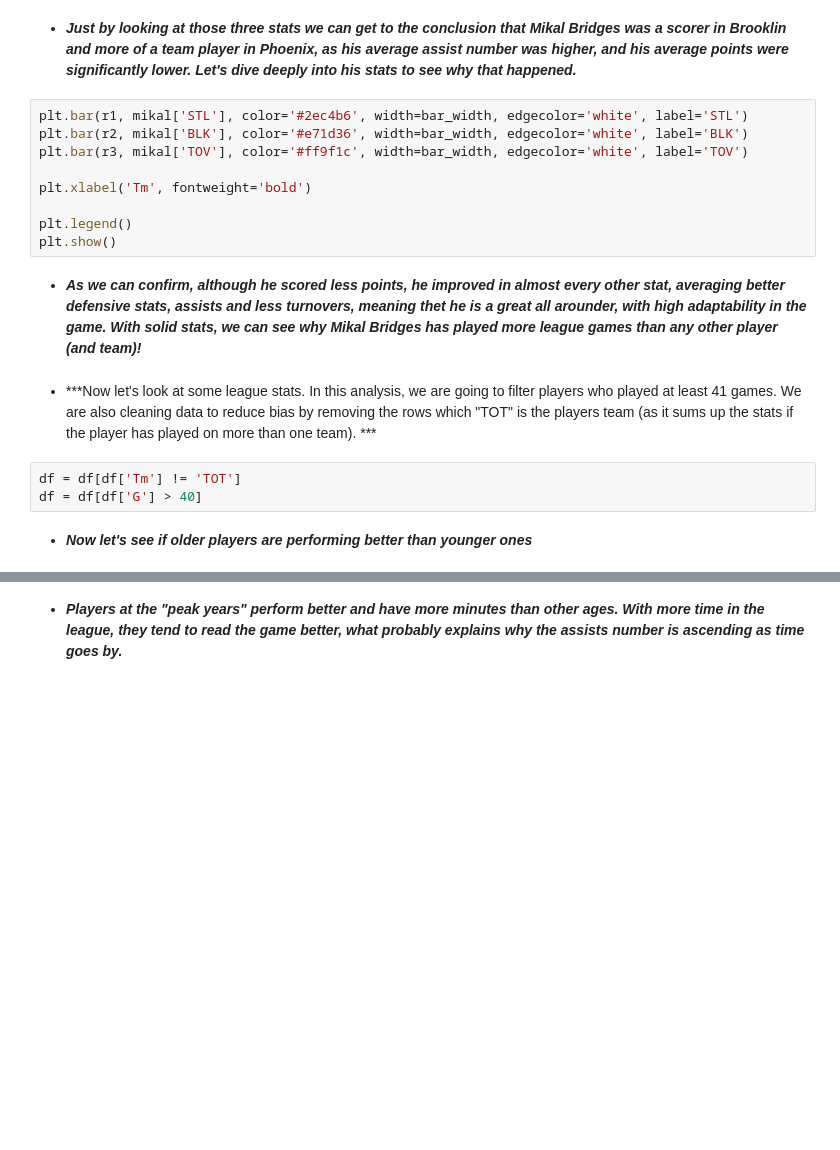
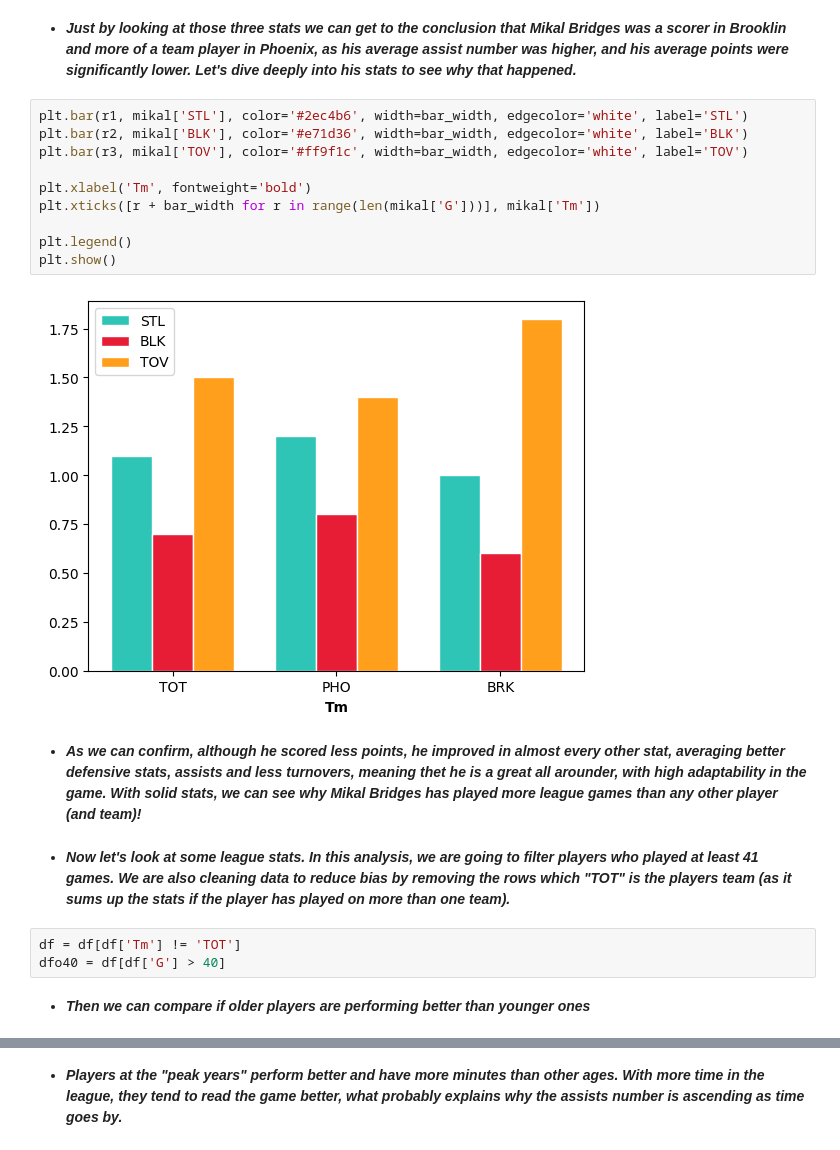
Before and after one commit to Diegomoreira3/DataWork, a Jupyter notebook: nba-2022-2023-data-overview.ipynb, the cells around one changed output, grey strips where cells are left out. Saved outputs shown, nothing was run; the diff lists cells and outputs as text; blank space fills up the shorter version.

Commit message:
Kaggle Notebook | NBA 2022-2023 Data overview | Version 4

```diff
--- a/nba-2022-2023-data-overview.ipynb
+++ b/nba-2022-2023-data-overview.ipynb
@@ -45,19 +79,22 @@ plt.show()
 # %%
 plt.bar(r1, mikal['STL'], color='#2ec4b6', width=bar_width, edgecolor='white', label='STL')
 plt.bar(r2, mikal['BLK'], color='#e71d36', width=bar_width, edgecolor='white', label='BLK')
 plt.bar(r3, mikal['TOV'], color='#ff9f1c', width=bar_width, edgecolor='white', label='TOV')
 
 plt.xlabel('Tm', fontweight='bold')
+plt.xticks([r + bar_width for r in range(len(mikal['G']))], mikal['Tm'])
 
 plt.legend()
 plt.show()
+# %% [output]
+[figure, added]
 # %% [markdown]
 - ***As we can confirm, although he scored less points, he improved in almost every other stat, averaging better defensive stats, assists and less turnovers, meaning thet he is a great all arounder, with high adaptability in the game. With solid stats, we can see why Mikal Bridges has played more league games than any other player (and team)!***
 # %% [markdown]
-- ***Now let's look at some league stats. In this analysis, we are going to filter players who played at least 41 games. We are also cleaning data to reduce bias by removing the rows which "TOT" is the players team (as it sums up the stats if the player has played on more than one team). ***
+- ***Now let's look at some league stats. In this analysis, we are going to filter players who played at least 41 games. We are also cleaning data to reduce bias by removing the rows which "TOT" is the players team (as it sums up the stats if the player has played on more than one team).***
 # %%
 df = df[df['Tm'] != 'TOT']
-df = df[df['G'] > 40]
+dfo40 = df[df['G'] > 40]
 # %% [markdown]
-- ***Now let's see if older players are performing better than younger ones***
+- ***Then we can compare if older players are performing better than younger ones***
 # %%
```
Also changed, not shown: parts of 27 cells of this notebook.
